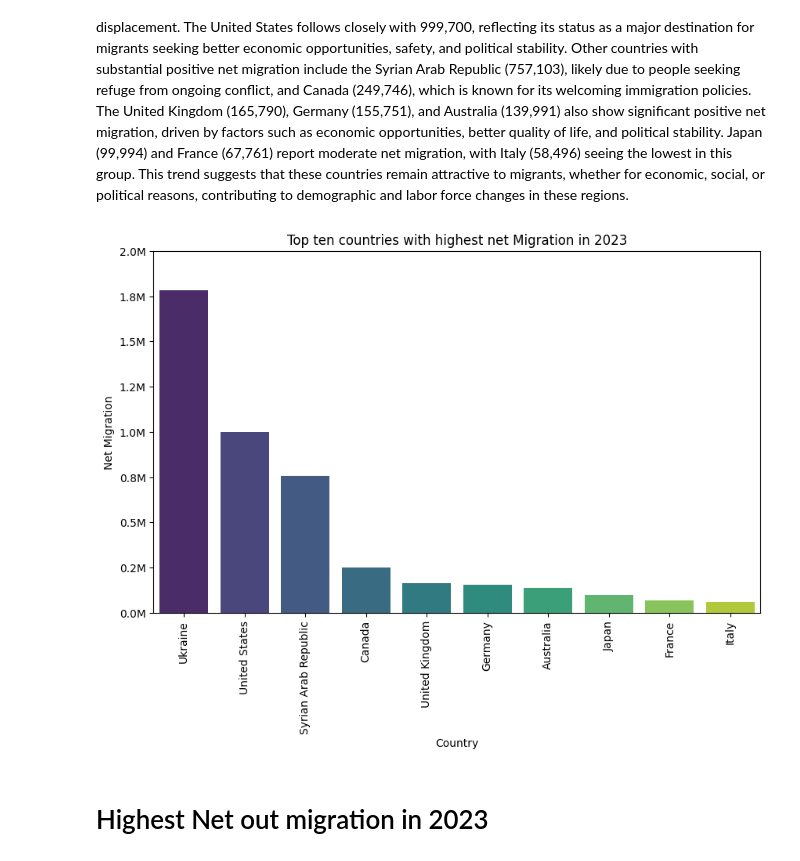
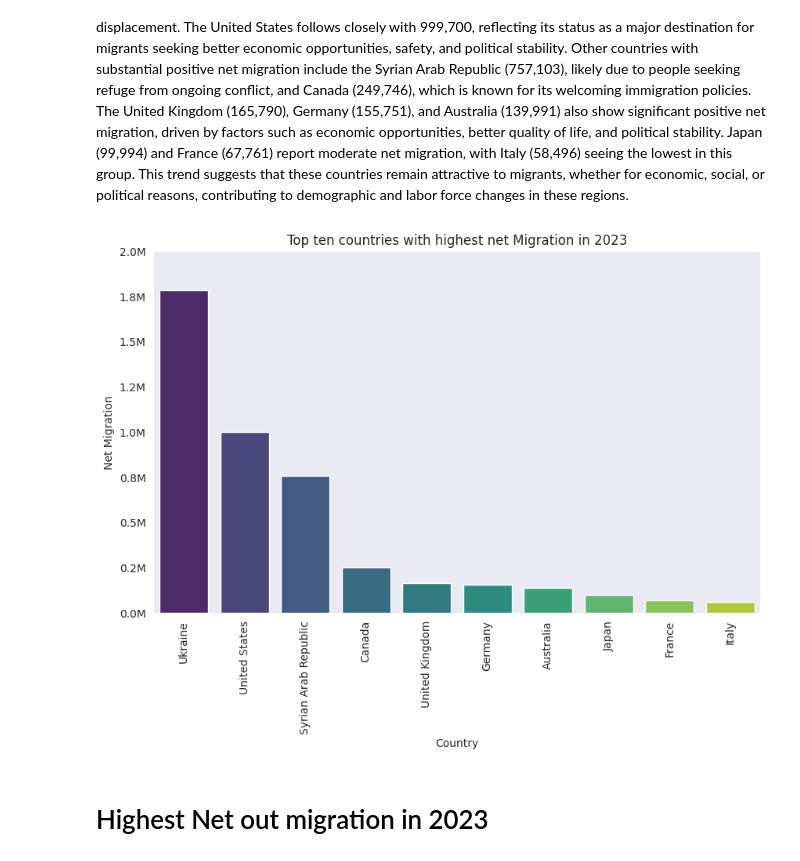
Before and after one commit to Anujpant123/Anujpant123, a Jupyter notebook: net-migartion-and-trends1.ipynb, the cells around one changed output. Cells and saved outputs as stored; diff of their text form; code cells hidden in the pictures.

```diff
--- a/net-migartion-and-trends1.ipynb
+++ b/net-migartion-and-trends1.ipynb
@@ -76,16 +76,17 @@ The net migration data for 2023 reveals a significant influx of people into the
 # %%
 import matplotlib.ticker as mtick
 
+sns.set_style('dark')
 
 plt.figure(figsize=(10,6))
 t=sns.barplot(data=top,x='country',y='sum',palette='viridis')
 plt.xticks(rotation=90)
 t.set(xlabel='Country',ylabel='Net Migration',title='Top ten countries with highest net Migration in 2023')
 current_ticks = plt.gca().get_yticks()
 plt.yticks(current_ticks, [f'{x/1e6:.1f}M' for x in current_ticks])
 plt.show()
 # %% [output]
-[figure, old version]
+[figure, new version]
 # %% [markdown]
 # Highest Net out migration in 2023
 # %%
```
Also changed, not shown: parts of 4 cells of this notebook.
